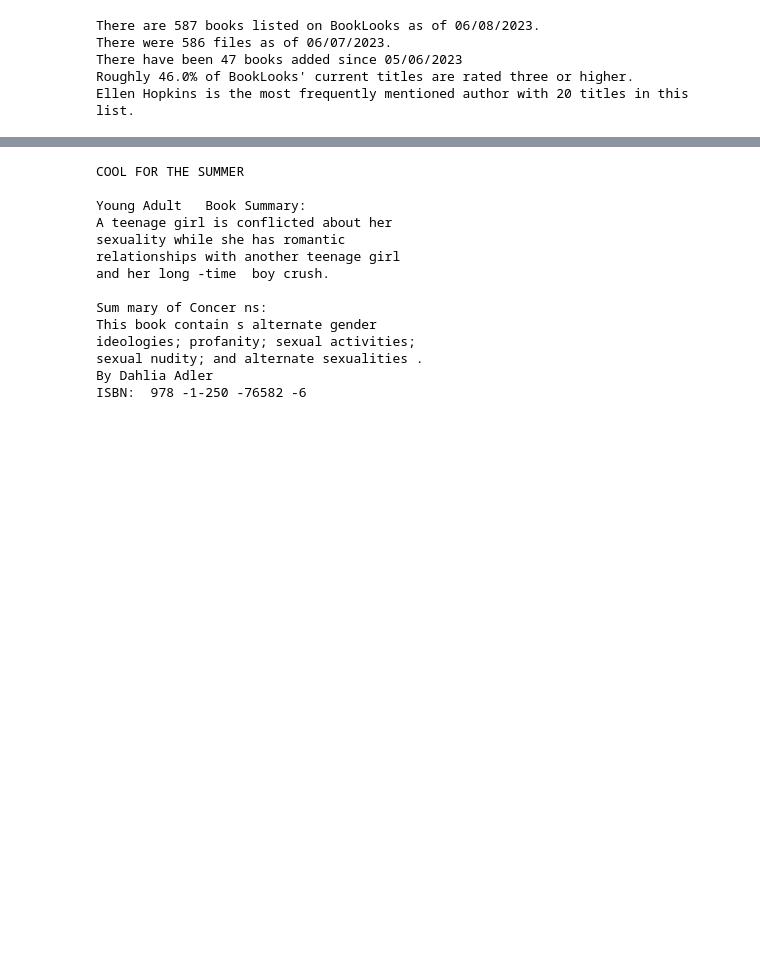
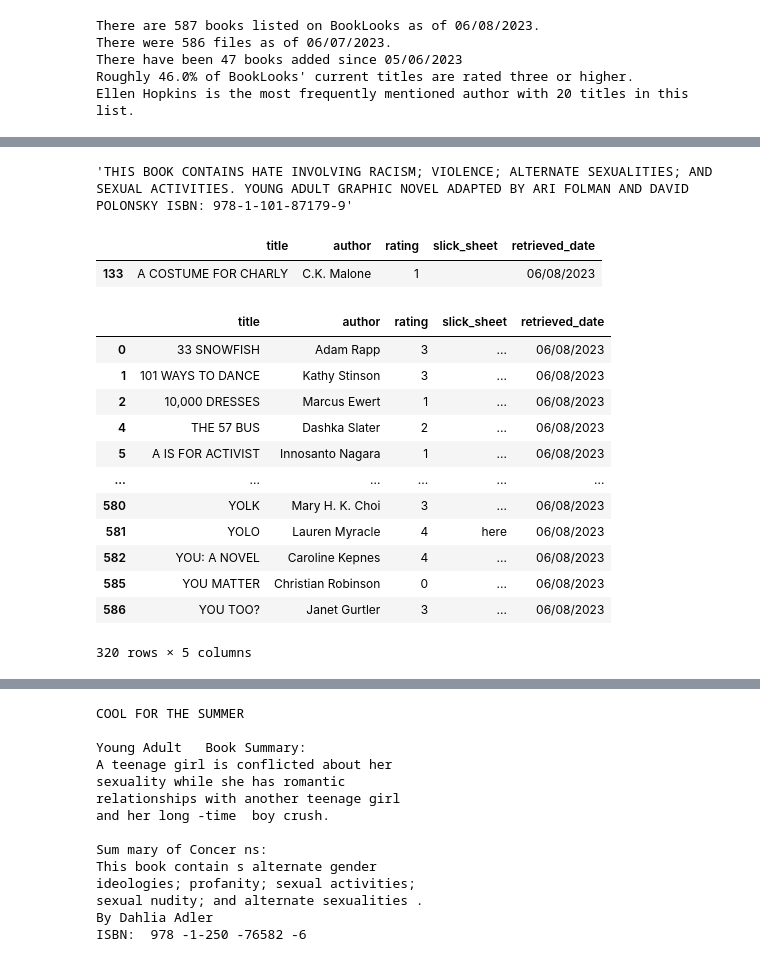
Before and after one commit to Culler1/BookLooks_Scraper_neat, a Jupyter notebook: PDF scraping.ipynb, the cells around one changed output, grey strips where cells are left out. Drawn from its saved outputs; the diff is of its cells as text; code cells hidden in the pictures; blank space fills up the shorter version.

```diff
--- a/PDF scraping.ipynb
+++ b/PDF scraping.ipynb
@@ -50,0 +203,25 @@ pdf_text.split("\n")
+# %%
+summary_reports[summary_reports.concerns.str.contains(":")].concerns.iloc[0]
+# %% [output]
+'THIS BOOK CONTAINS HATE INVOLVING RACISM; VIOLENCE; ALTERNATE SEXUALITIES; AND SEXUAL ACTIVITIES. YOUNG ADULT GRAPHIC NOVEL ADAPTED BY ARI FOLMAN AND DAVID POLONSKY ISBN: 978-1-101-87179-9'
+# %%
+df1[df1.title.str.contains("COSTUME")]
+# %% [output]
+|  | title | author | rating | slick_sheet | retrieved_date |
+| 133 | A COSTUME FOR CHARLY | C.K. Malone | 1 |  | 06/08/2023 |
+# %%
+df1[df1.title.str.upper().str.strip().isin(summary_reports.title.str.upper().str.strip())]
+# %% [output]
+|  | title | author | rating | slick_sheet | retrieved_date |
+| 0 | 33 SNOWFISH | Adam Rapp | 3 | ... | 06/08/2023 |
+| 1 | 101 WAYS TO DANCE | Kathy Stinson | 3 | ... | 06/08/2023 |
+| 2 | 10,000 DRESSES | Marcus Ewert | 1 | ... | 06/08/2023 |
+| 4 | THE 57 BUS | Dashka Slater | 2 | ... | 06/08/2023 |
+| 5 | A IS FOR ACTIVIST | Innosanto Nagara | 1 | ... | 06/08/2023 |
+| ... | ... | ... | ... | ... | ... |
+| 580 | YOLK | Mary H. K. Choi | 3 | ... | 06/08/2023 |
+| 581 | YOLO | Lauren Myracle | 4 | here | 06/08/2023 |
+| 582 | YOU: A NOVEL | Caroline Kepnes | 4 | ... | 06/08/2023 |
+| 585 | YOU MATTER | Christian Robinson | 0 | ... | 06/08/2023 |
+| 586 | YOU TOO? | Janet Gurtler | 3 | ... | 06/08/2023 |
+320 rows × 5 columns
```
Also changed, not shown: parts of 45 cells of this notebook.
